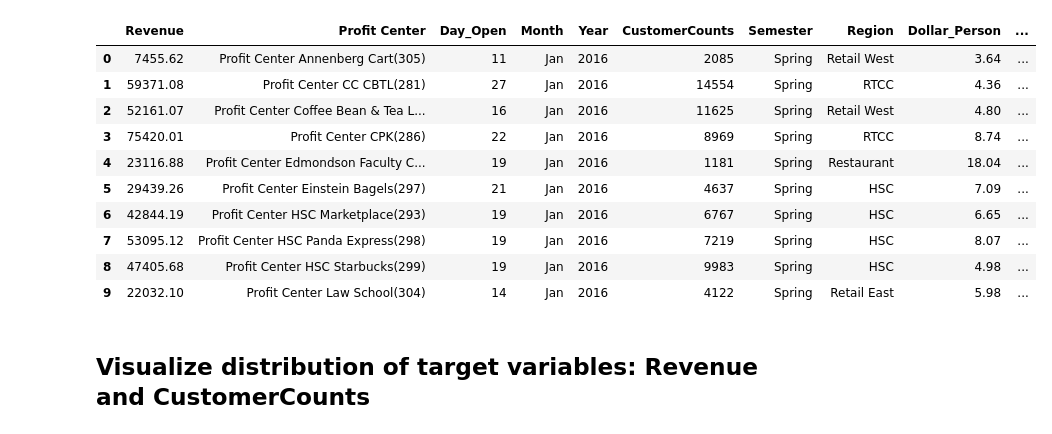
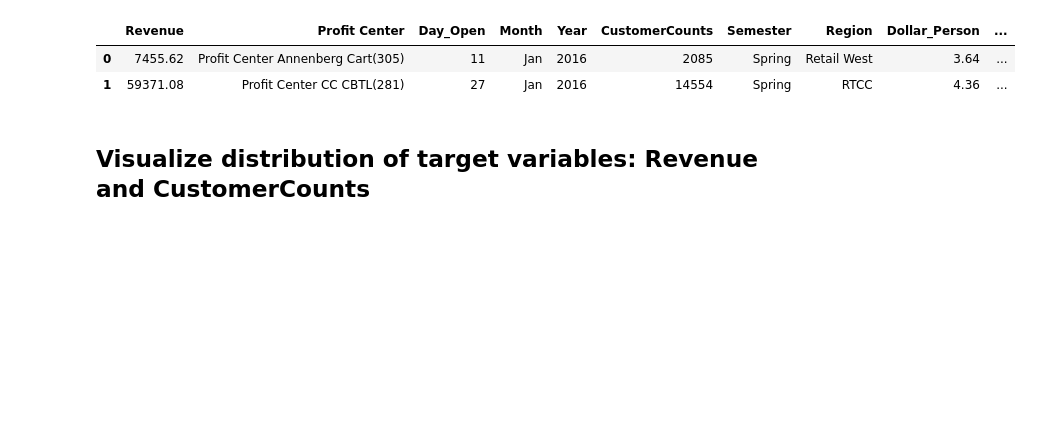
Before and after one commit to mag1219/MDAC, a Jupyter notebook: Final_model_Manqi-Ver4.ipynb, the cells around one changed output. Saved outputs shown, nothing was run; the diff lists cells and outputs as text; code cells hidden in the pictures; blank space fills up the shorter version.

```diff
--- a/Final_model_Manqi-Ver4.ipynb
+++ b/Final_model_Manqi-Ver4.ipynb
@@ -11,19 +11,11 @@ import matplotlib.pyplot as plt
 df = pd.read_csv('../MDAC2/Train_Test-Set/Trainset3.csv')
 # %%
 df = df.drop('Unnamed: 0',axis=1)
-df.head(n=10)
+df.head(n=2)
 # %% [output]
 |  | Revenue | Profit Center | Day_Open | Month | Year | CustomerCounts | Semester | Region | Dollar_Person | ... |
 | 0 | 7455.62 | Profit Center Annenberg Cart(305) | 11 | Jan | 2016 | 2085 | Spring | Retail West | 3.64 | ... |
 | 1 | 59371.08 | Profit Center CC CBTL(281) | 27 | Jan | 2016 | 14554 | Spring | RTCC | 4.36 | ... |
-| 2 | 52161.07 | Profit Center Coffee Bean & Tea L... | 16 | Jan | 2016 | 11625 | Spring | Retail West | 4.80 | ... |
-| 3 | 75420.01 | Profit Center CPK(286) | 22 | Jan | 2016 | 8969 | Spring | RTCC | 8.74 | ... |
-| 4 | 23116.88 | Profit Center Edmondson Faculty C... | 19 | Jan | 2016 | 1181 | Spring | Restaurant | 18.04 | ... |
-| 5 | 29439.26 | Profit Center Einstein Bagels(297) | 21 | Jan | 2016 | 4637 | Spring | HSC | 7.09 | ... |
-| 6 | 42844.19 | Profit Center HSC Marketplace(293) | 19 | Jan | 2016 | 6767 | Spring | HSC | 6.65 | ... |
-| 7 | 53095.12 | Profit Center HSC Panda Express(298) | 19 | Jan | 2016 | 7219 | Spring | HSC | 8.07 | ... |
-| 8 | 47405.68 | Profit Center HSC Starbucks(299) | 19 | Jan | 2016 | 9983 | Spring | HSC | 4.98 | ... |
-| 9 | 22032.10 | Profit Center Law School(304) | 14 | Jan | 2016 | 4122 | Spring | Retail East | 5.98 | ... |
 # %% [markdown]
 ## Visualize distribution of target variables: Revenue and CustomerCounts
 # %%
```
Also changed, not shown: parts of 3 cells of this notebook.
